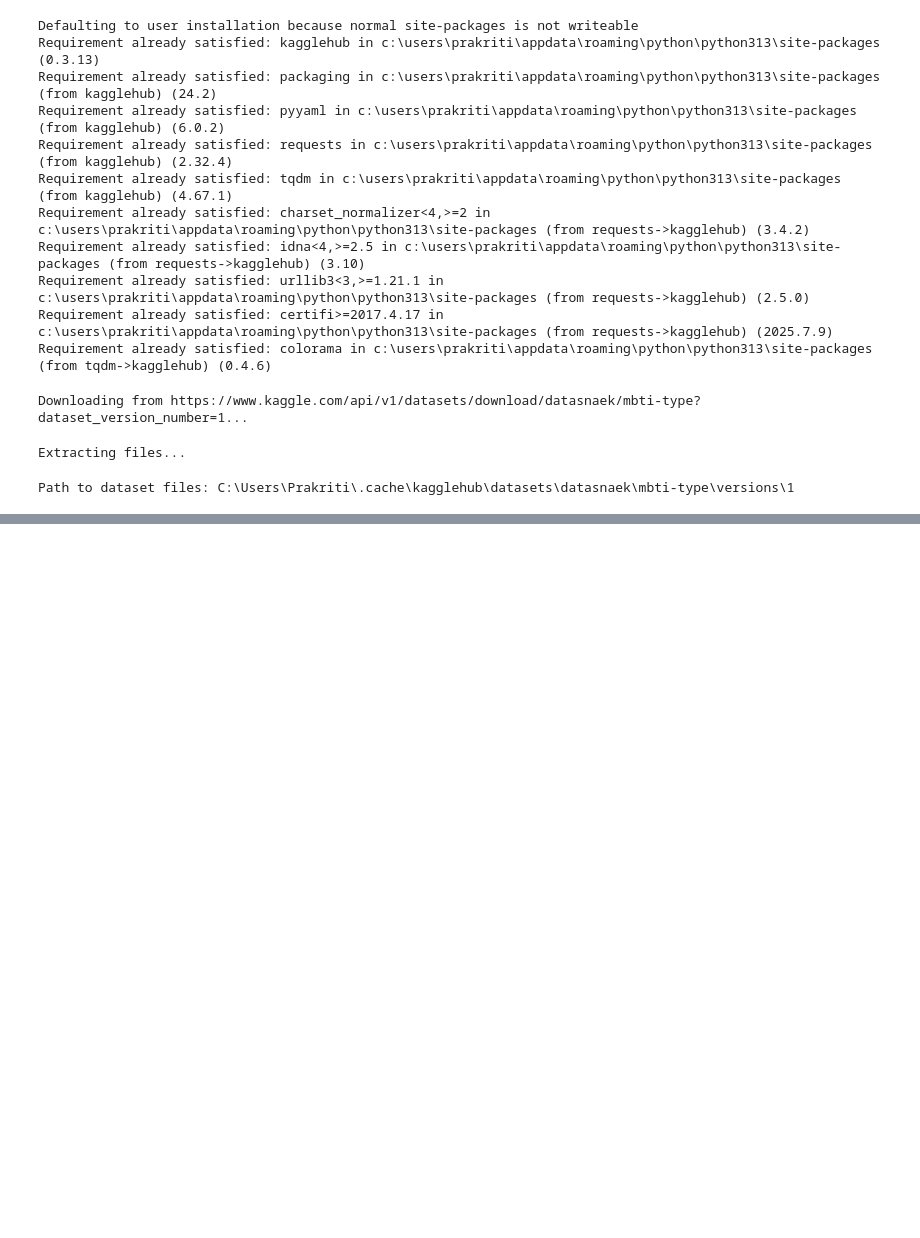
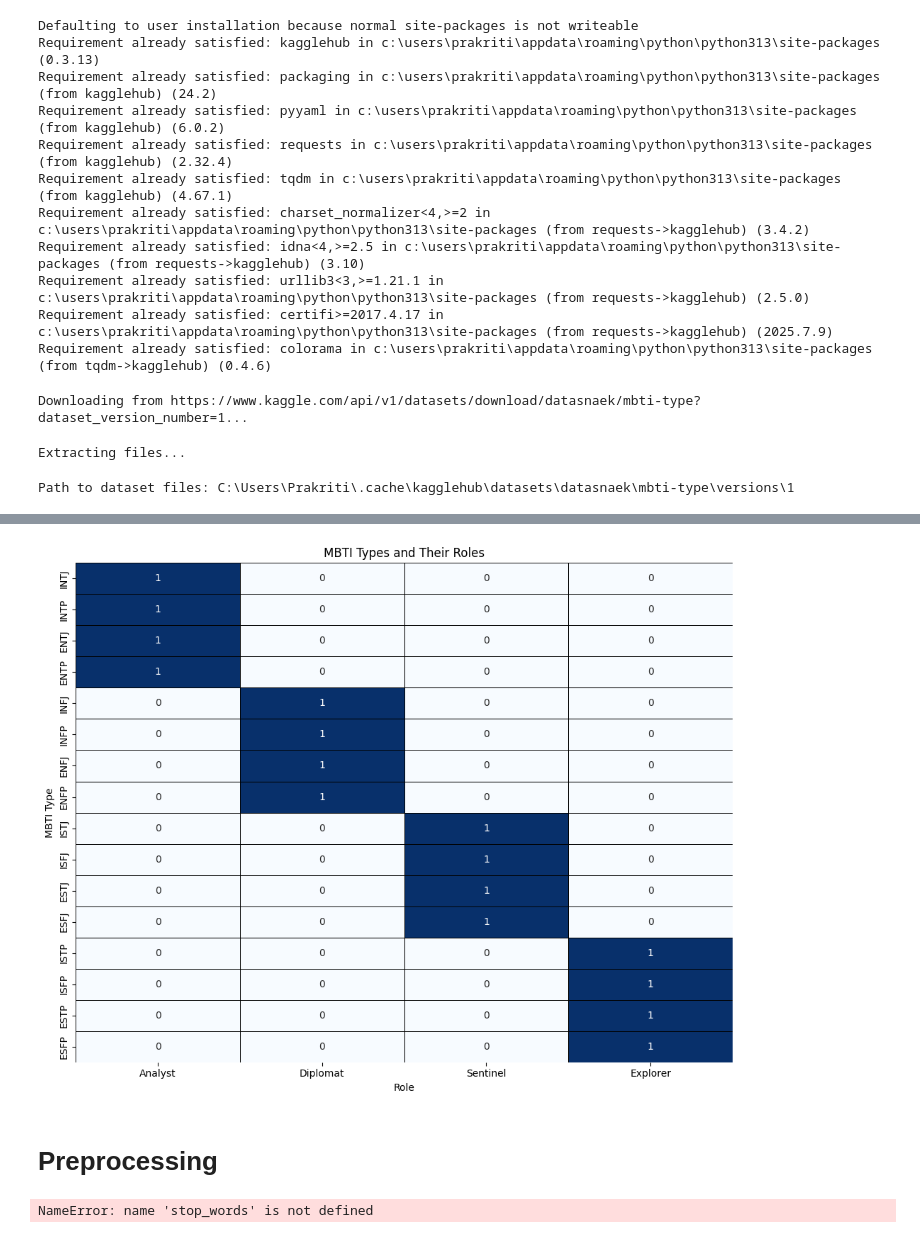
Before and after one commit to prakritea/-Myers-Briggs-Personality-Type-Identification, a Jupyter notebook: mbti.ipynb, the cells around one changed output, grey strips where cells are left out. Saved outputs shown, nothing was run; the diff lists cells and outputs as text; code cells hidden in the pictures; blank space fills up the shorter version.

```diff
--- a/mbti.ipynb
+++ b/mbti.ipynb
@@ -59,0 +194,40 @@ TypeError: read_csv() missing 1 required positional argument: 'filepath_or_buffe
+# %%
+import seaborn as sns
+import matplotlib.pyplot as plt
+import pandas as pd
+
+# Define the mapping
+mbti_to_role = {
+    'INTJ': 'Analyst', 'INTP': 'Analyst', 'ENTJ': 'Analyst', 'ENTP': 'Analyst',
+    'INFJ': 'Diplomat', 'INFP': 'Diplomat', 'ENFJ': 'Diplomat', 'ENFP': 'Diplomat',
+    'ISTJ': 'Sentinel', 'ISFJ': 'Sentinel', 'ESTJ': 'Sentinel', 'ESFJ': 'Sentinel',
+    'ISTP': 'Explorer', 'ISFP': 'Explorer', 'ESTP': 'Explorer', 'ESFP': 'Explorer',
+}
+
+# Define roles
+roles = ['Analyst', 'Diplomat', 'Sentinel', 'Explorer']
+
+# Create a list of MBTI types
+mbti_types = list(mbti_to_role.keys())
+
+# Initialize a DataFrame with 0s
+role_matrix = pd.DataFrame(0, index=mbti_types, columns=roles)
+
+# Fill in the matrix with 1 where the MBTI type belongs to that role
+for mbti_type, role in mbti_to_role.items():
+    role_matrix.loc[mbti_type, role] = 1
+
+# Plot the heatmap
+plt.figure(figsize=(10, 8))
+sns.heatmap(role_matrix, annot=True, cmap='Blues', cbar=False, fmt='d', linewidths=0.5, linecolor='black')
+
+# Customize the plot
+plt.title('MBTI Types and Their Roles')
+plt.xlabel('Role')
+plt.ylabel('MBTI Type')
+plt.tight_layout()
+plt.show()
+# %% [output]
+[figure, added]
+# %% [markdown]
+# Preprocessing
@@ -59,0 +238,11 @@ TypeError: read_csv() missing 1 required positional argument: 'filepath_or_buffe
+# %%
+def preprocessing(text):
+    text = re.sub(r'https\S+|www.\S+',' ',text)
+    text = re.sub(r'^[a-z\s]', '', text)
+    tokens = text.split()
+    tokens = [ps.stem(w) for w in tokens if w not in stop_words]
+    return " ".join(tokens)
+
+data['clean_posts'] = data['posts'].apply(preprocessing)
+# %% [output]
+NameError: name 'stop_words' is not defined
```
Also changed, not shown: parts of 19 cells of this notebook, 1 other file.
